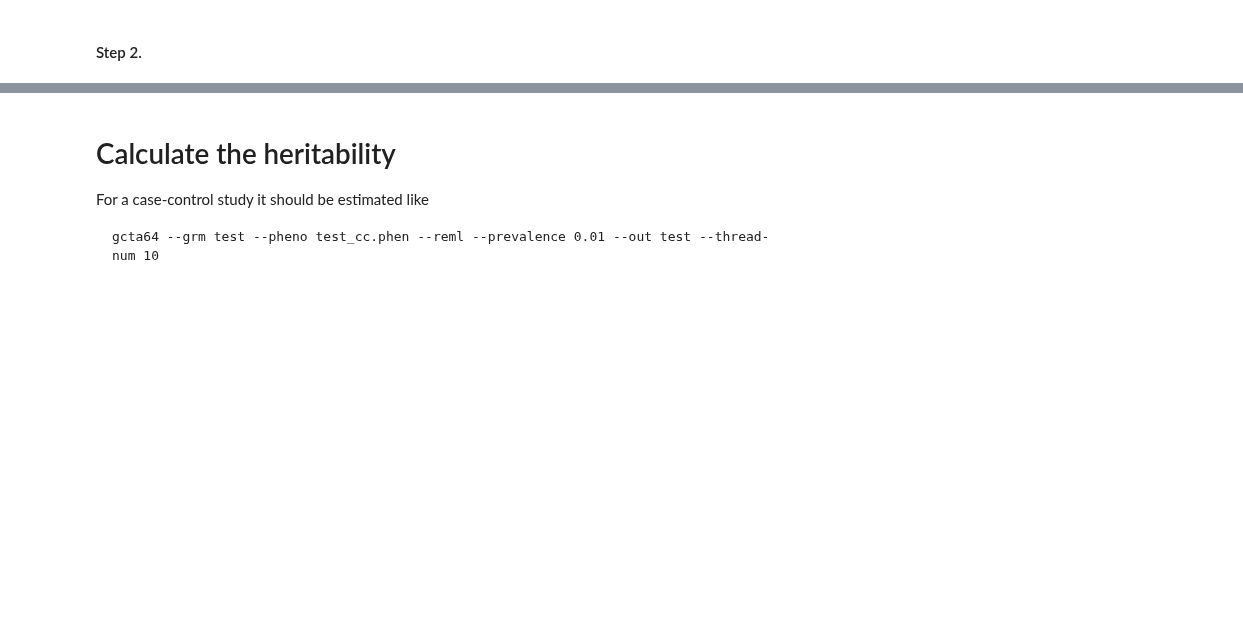
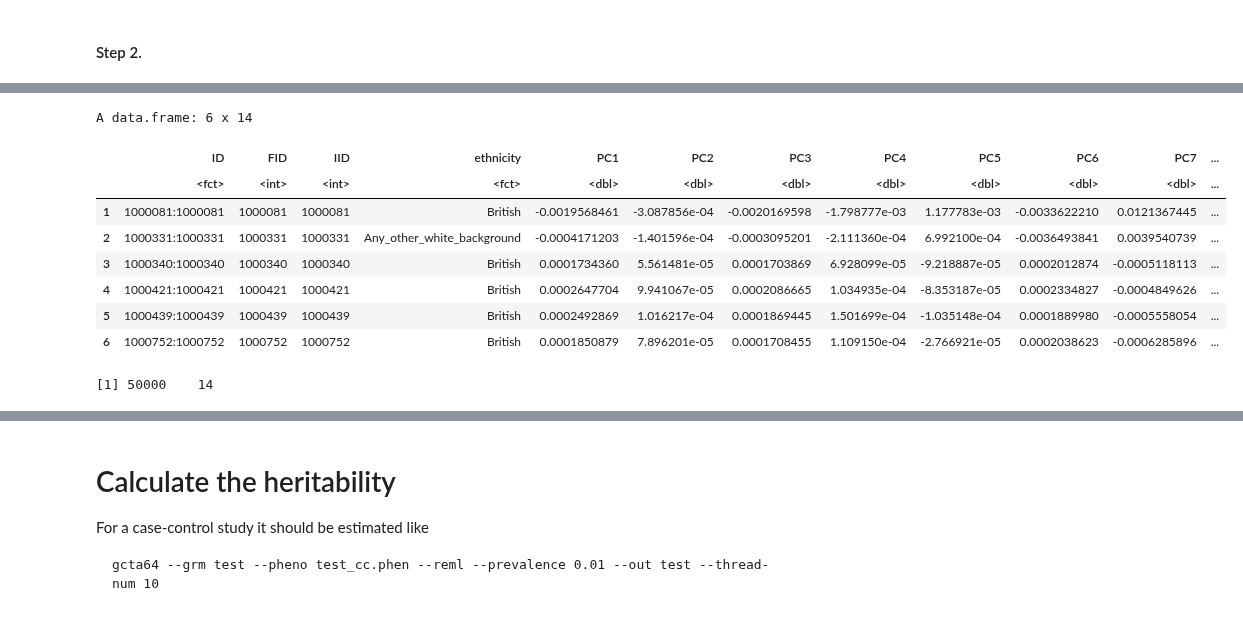
Before and after one commit to statgenetics/UKBB_GWAS_dev, a Jupyter notebook: workflow/rare_variants/050922_rare_variant_heritability.ipynb, the cells around one changed output, grey strips where cells are left out. Saved outputs shown, nothing was run; the diff lists cells and outputs as text; code cells hidden in the pictures; blank space fills up the shorter version.

```diff
--- a/workflow/rare_variants/050922_rare_variant_heritability.ipynb
+++ b/workflow/rare_variants/050922_rare_variant_heritability.ipynb
@@ -1027,0 +1198,15 @@ INFO: Workflow csg (ID=w90c9447dc037bccd) is executed successfully with 1 comple
+# %%
+pca <- read.table("~/UKBiobank/results/ARHI_heritability/052622_pca_rare_50K/f3393/090321_UKBB_Hearing_aid_f3393_expandedwhite_6436cases_96601ctrl.pca.txt", header=T)
+head(pca)
+dim(pca)
+# %% [output]
+A data.frame: 6 x 14
+|  | ID | FID | IID | ethnicity | PC1 | PC2 | PC3 | PC4 | PC5 | PC6 | PC7 | ... |
+|  | <fct> | <int> | <int> | <fct> | <dbl> | <dbl> | <dbl> | <dbl> | <dbl> | <dbl> | <dbl> | ... |
+| 1 | 1000081:1000081 | 1000081 | 1000081 | British | -0.0019568461 | -3.087856e-04 | -0.0020169598 | -1.798777e-03 | 1.177783e-03 | -0.0033622210 | 0.0121367445 | ... |
+| 2 | 1000331:1000331 | 1000331 | 1000331 | Any_other_white_background | -0.0004171203 | -1.401596e-04 | -0.0003095201 | -2.111360e-04 | 6.992100e-04 | -0.0036493841 | 0.0039540739 | ... |
+| 3 | 1000340:1000340 | 1000340 | 1000340 | British | 0.0001734360 | 5.561481e-05 | 0.0001703869 | 6.928099e-05 | -9.218887e-05 | 0.0002012874 | -0.0005118113 | ... |
+| 4 | 1000421:1000421 | 1000421 | 1000421 | British | 0.0002647704 | 9.941067e-05 | 0.0002086665 | 1.034935e-04 | -8.353187e-05 | 0.0002334827 | -0.0004849626 | ... |
+| 5 | 1000439:1000439 | 1000439 | 1000439 | British | 0.0002492869 | 1.016217e-04 | 0.0001869445 | 1.501699e-04 | -1.035148e-04 | 0.0001889980 | -0.0005558054 | ... |
+| 6 | 1000752:1000752 | 1000752 | 1000752 | British | 0.0001850879 | 7.896201e-05 | 0.0001708455 | 1.109150e-04 | -2.766921e-05 | 0.0002038623 | -0.0006285896 | ... |
+[1] 50000    14
```
Also changed, not shown: parts of 57 cells of this notebook, 1 other file.
